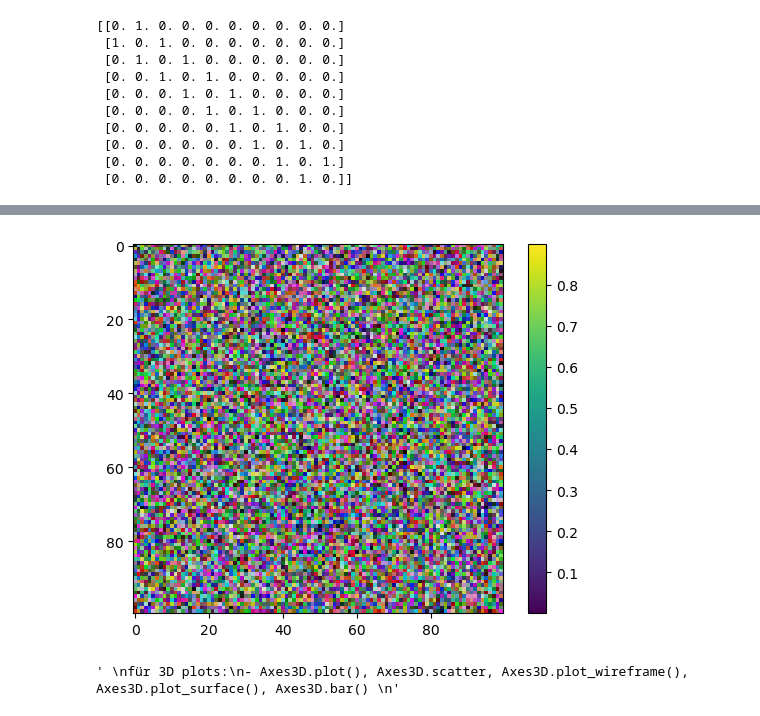
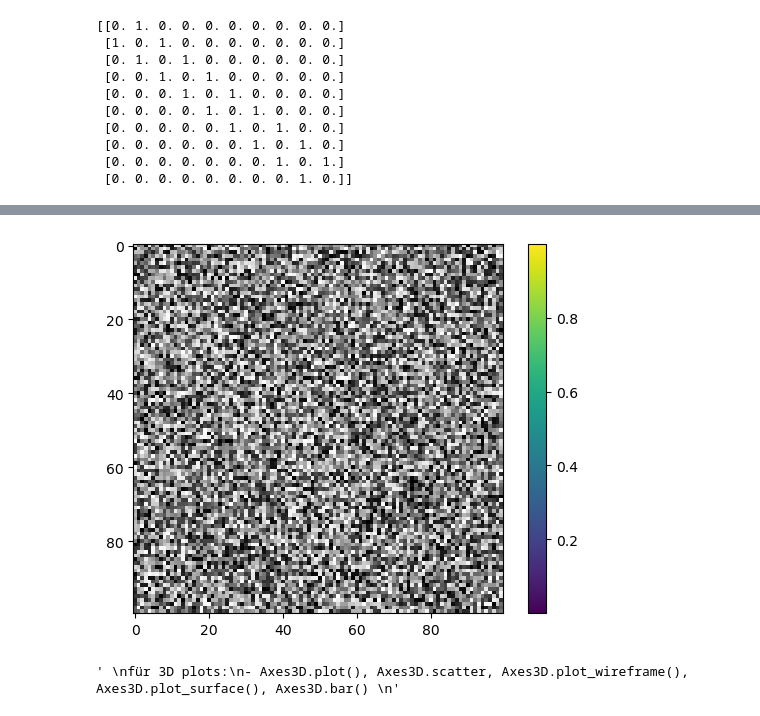
Before and after one commit to Lemonatix/how-to-python, a Jupyter notebook: Kurzteste/Kurztest2_zsmf.ipynb, the cells around one changed output, grey strips where cells are left out. Saved outputs shown, nothing was run; the diff lists cells and outputs as text; code cells hidden in the pictures.

```diff
--- a/Kurzteste/Kurztest2_zsmf.ipynb
+++ b/Kurzteste/Kurztest2_zsmf.ipynb
@@ -63,17 +82,17 @@ print(mat)
 # %%
 # Bilder mit Rauschen
 import matplotlib.pyplot as plt
-n, m, k = 100,100,3 # legt Werte für Dimensionen fest
+n, m, k = 100,100, 3 # legt Werte für Dimensionen fest
 mat = np.zeros([n,m,k]) # [n,m,k] ist Array aus 3 Dimensionen
 for n_ in range(n): # Iteration durch alle n
     for m_ in range(m): # Iteration durch alle m
-        mat[n_,m_,:] = np.random.rand(k)*0.9 # legt die Werte der k Dimensionen fest & gibt dafür zufällige Werte
+        mat[n_,m_,:] = np.random.rand(1) # legt die Werte der k Dimensionen fest & gibt dafür zufällige Werte
 
 plt.imshow(mat) # zeigt grau-skaliertes Bild der zufällig generierten Werte
 plt.colorbar()
 plt.show()
 # %% [output]
-[figure, old version]
+[figure, new version]
 # %%
 # basic plots
 '''
```
Also changed, not shown: parts of 3 cells of this notebook, 1 other file.
